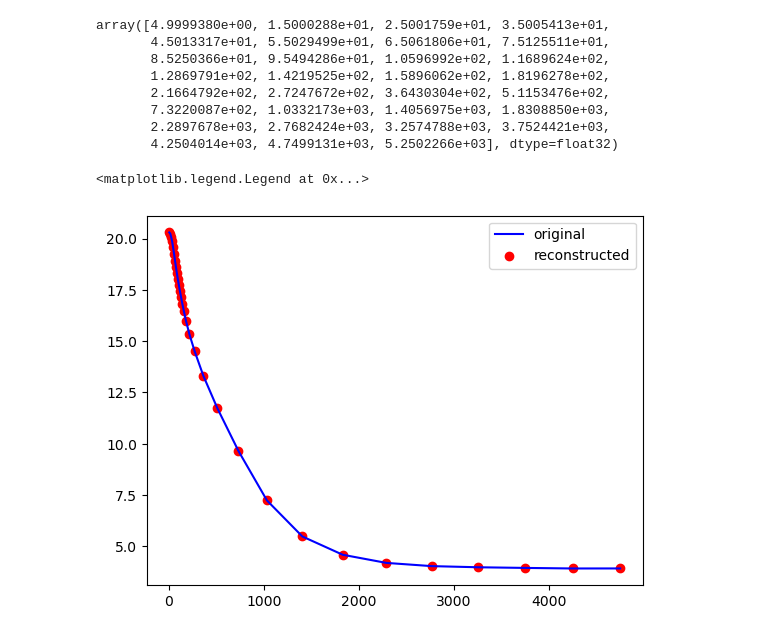
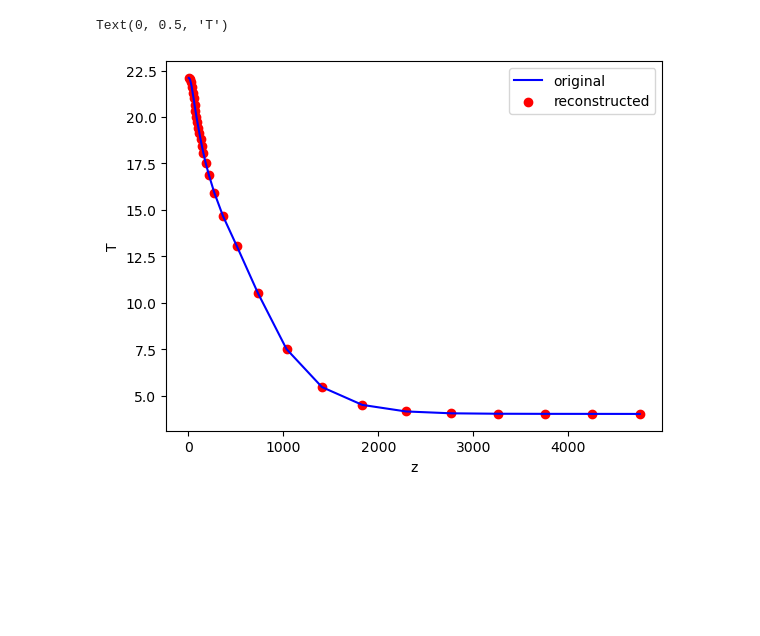
Before and after one commit to asozza/stece, a Jupyter notebook: osprey/notebooks/test_EOF_thetao.ipynb, the cells around one changed output. Drawn from its saved outputs; the diff is of its cells as text; code cells hidden in the pictures; blank space fills up the shorter version.

```diff
--- a/osprey/notebooks/test_EOF_thetao.ipynb
+++ b/osprey/notebooks/test_EOF_thetao.ipynb
@@ -44,4 +62,5 @@ field = field.drop_vars({'time'})
 # %%
 filename = os.path.join(dirs['tmp'], str(endleg).zfill(3), f"{var}.nc")
 xdata = xr.open_mfdataset(filename, use_cftime=True, preprocess=preproc_pattern_3D)
-ave = timemean(xdata, var, )
+ave = timemean(xdata, var)
+total = field + ave
@@ -70,5 +72,0 @@ cdi  warning (cdfInqContents): Coordinates variable zaxis_Reduced can't be assig
-# %%
-filename = os.path.join(dirs['tmp'], str(endleg).zfill(3), f"{var}_forecast.nc")
-fdata = xr.open_mfdataset(filename, use_cftime=True)
-filename = os.path.join(dirs['tmp'], str(endleg).zfill(3), f"{var}.nc")
-xdata = xr.open_mfdataset(filename, use_cftime=True)
@@ -92,5 +72,0 @@ delta.plot()
-# %%
-xdata = xdata.rename_dims({'x_grid_T': 'x', 'y_grid_T': 'y'})
-xdata = xdata.rename({'nav_lat_grid_T': 'lat','nav_lon_grid_T': 'lon'})
-xdata = xdata.rename({'time_counter': 'time'})
-xdata = xdata.rename({'deptht': 'z'})
@@ -106,18 +73,13 @@ fpa = spacemean(fdata, var, '2D')
-# %%
-fpa['z'].values
-# %% [output]
-array([4.9999380e+00, 1.5000288e+01, 2.5001759e+01, 3.5005413e+01,
-       4.5013317e+01, 5.5029499e+01, 6.5061806e+01, 7.5125511e+01,
-       8.5250366e+01, 9.5494286e+01, 1.0596992e+02, 1.1689624e+02,
-       1.2869791e+02, 1.4219525e+02, 1.5896062e+02, 1.8196278e+02,
-       2.1664792e+02, 2.7247672e+02, 3.6430304e+02, 5.1153476e+02,
-       7.3220087e+02, 1.0332173e+03, 1.4056975e+03, 1.8308850e+03,
-       2.2897678e+03, 2.7682424e+03, 3.2574788e+03, 3.7524421e+03,
-       4.2504014e+03, 4.7499131e+03, 5.2502266e+03], dtype=float32)
+# %%
+df = elements(expname)
+rpa = xdata[var].isel(time=-1).weighted(df['S']).mean(dim=['y', 'x'])
+fpa = total[var].weighted(df['S']).mean(dim=['y', 'x'])
 # %%
-plt.plot(xpa['z'].values,xpa.values, color='b', label='original')
+plt.plot(rpa['z'].values,fpa.values, color='b', label='original')
 plt.scatter(fpa['z'].values,fpa.values, color='r', label='reconstructed')
 plt.legend(loc="upper right")
+plt.xlabel('z')
+plt.ylabel('T')
 # %% [output]
-<matplotlib.legend.Legend at 0x...>
+Text(0, 0.5, 'T')
-[figure, old version]
+[figure, new version]
```
Also changed, not shown: parts of 17 cells of this notebook, 6 other files.
